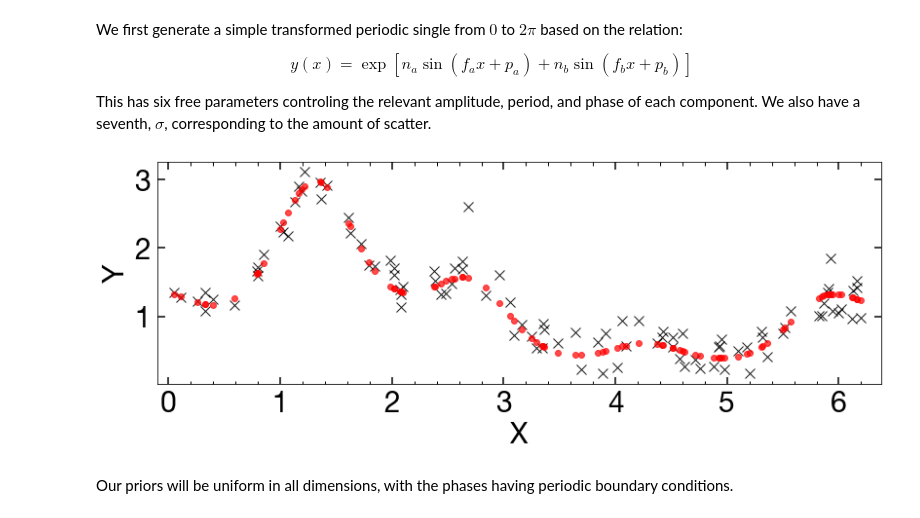
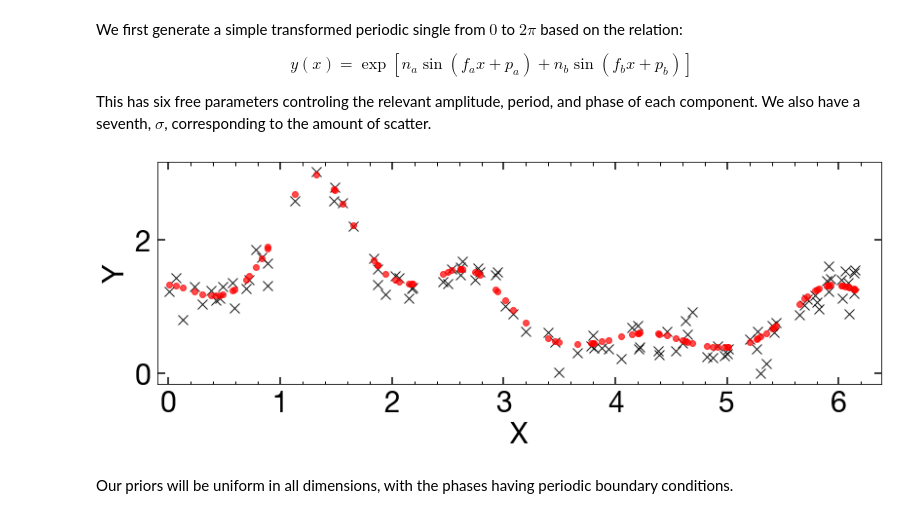
Before and after one commit to joshspeagle/dynesty, a Jupyter notebook: demos/Examples -- Exponential Wave.ipynb, the cells around one changed output. Cells and saved outputs as stored; diff of their text form; code cells hidden in the pictures.

```diff
--- a/demos/Examples -- Exponential Wave.ipynb
+++ b/demos/Examples -- Exponential Wave.ipynb
@@ -52,33 +48,33 @@ $$ y(x) = \exp\left[ n_a \sin(f_a x + p_a) + n_b \sin(f_b x + p_b) \right] $$
 This has six free parameters controling the relevant amplitude, period, and phase of each component. We also have a seventh, $\sigma$, corresponding to the amount of scatter.
 # %%
 # x values sampled uniformly
-x = np.random.uniform(0, 2 * np.pi, size=100)
+x = rstate.uniform(0, 2 * np.pi, size=100)
 x.sort()
 
 # define model
 fa = 4.2 / 4
 fb = 42 / 10
 na = 0.8
 nb = 0.3
 pa = 0.1
 pb = 2.4
 sigma = 0.2
 
 # generate noisy observations
 ypred = np.exp(na * np.sin(x * fa + pa) + nb * np.sin(x * fb + pb))
-y = np.random.normal(ypred, sigma)
+y = rstate.normal(ypred, sigma)
 
 # plot results
 plt.figure(figsize=(12, 5))
 plt.plot(x, y, color='black', marker='x',
          ls='none', alpha=0.9, markersize=10)
 plt.plot(x, ypred, marker='o', color='red', ls='none', alpha=0.7)
 plt.xlim([-0.1, 2 * np.pi + 0.1])
 plt.xlabel('X')
 plt.ylabel('Y')
 plt.tight_layout()
 # %% [output]
-[figure, old version]
+[figure, new version]
 # %% [markdown]
 Our priors will be uniform in all dimensions, with the phases having periodic boundary conditions.
 # %%
```
Also changed, not shown: parts of 5 cells of this notebook, 2 other files.
